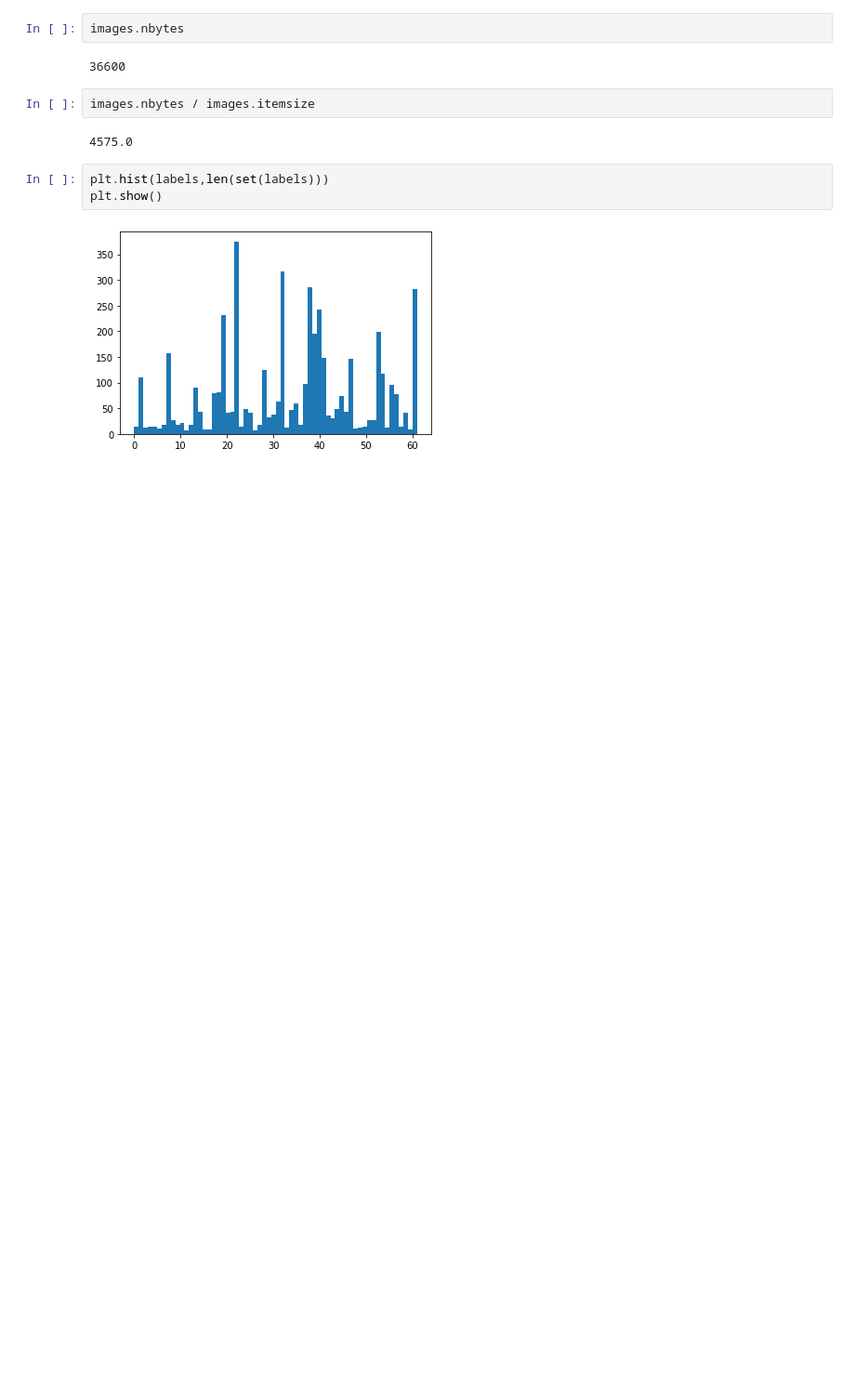
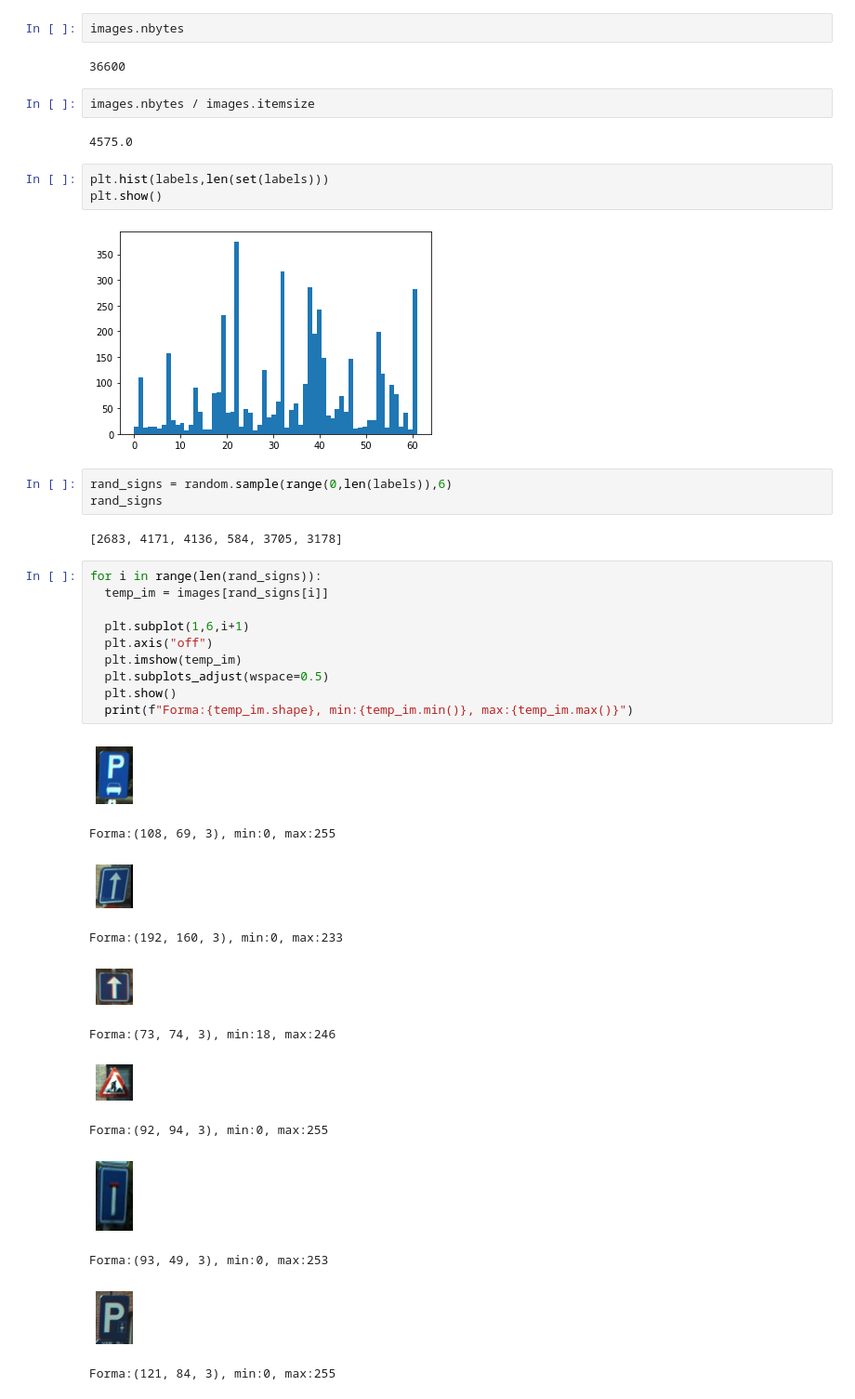
Before and after one commit to MartinSantaGitHub/python-ml-course, a Jupyter notebook: code/T11 - 1 - TensorFlow101.ipynb, the cells around one changed output. Shown at 93% size. Drawn from its saved outputs; the diff is of its cells as text; blank space fills up the shorter version.

```diff
--- a/code/T11 - 1 - TensorFlow101.ipynb
+++ b/code/T11 - 1 - TensorFlow101.ipynb
@@ -145,3 +148,31 @@ plt.hist(labels,len(set(labels)))
 plt.show()
 # %% [output]
 [figure]
+# %%
+rand_signs = random.sample(range(0,len(labels)),6)
+rand_signs
+# %% [output]
+[2683, 4171, 4136, 584, 3705, 3178]
+# %%
+for i in range(len(rand_signs)):
+  temp_im = images[rand_signs[i]]
+
+  plt.subplot(1,6,i+1)
+  plt.axis("off")
+  plt.imshow(temp_im)
+  plt.subplots_adjust(wspace=0.5)
+  plt.show()
+  print(f"Forma:{temp_im.shape}, min:{temp_im.min()}, max:{temp_im.max()}")
+# %% [output]
+[figure, added]
+Forma:(108, 69, 3), min:0, max:255
+[figure, added]
+Forma:(192, 160, 3), min:0, max:233
+[figure, added]
+Forma:(73, 74, 3), min:18, max:246
+[figure, added]
+Forma:(92, 94, 3), min:0, max:255
+[figure, added]
+Forma:(93, 49, 3), min:0, max:253
+[figure, added]
+Forma:(121, 84, 3), min:0, max:255
```
Also changed, not shown: parts of 25 cells of this notebook.
